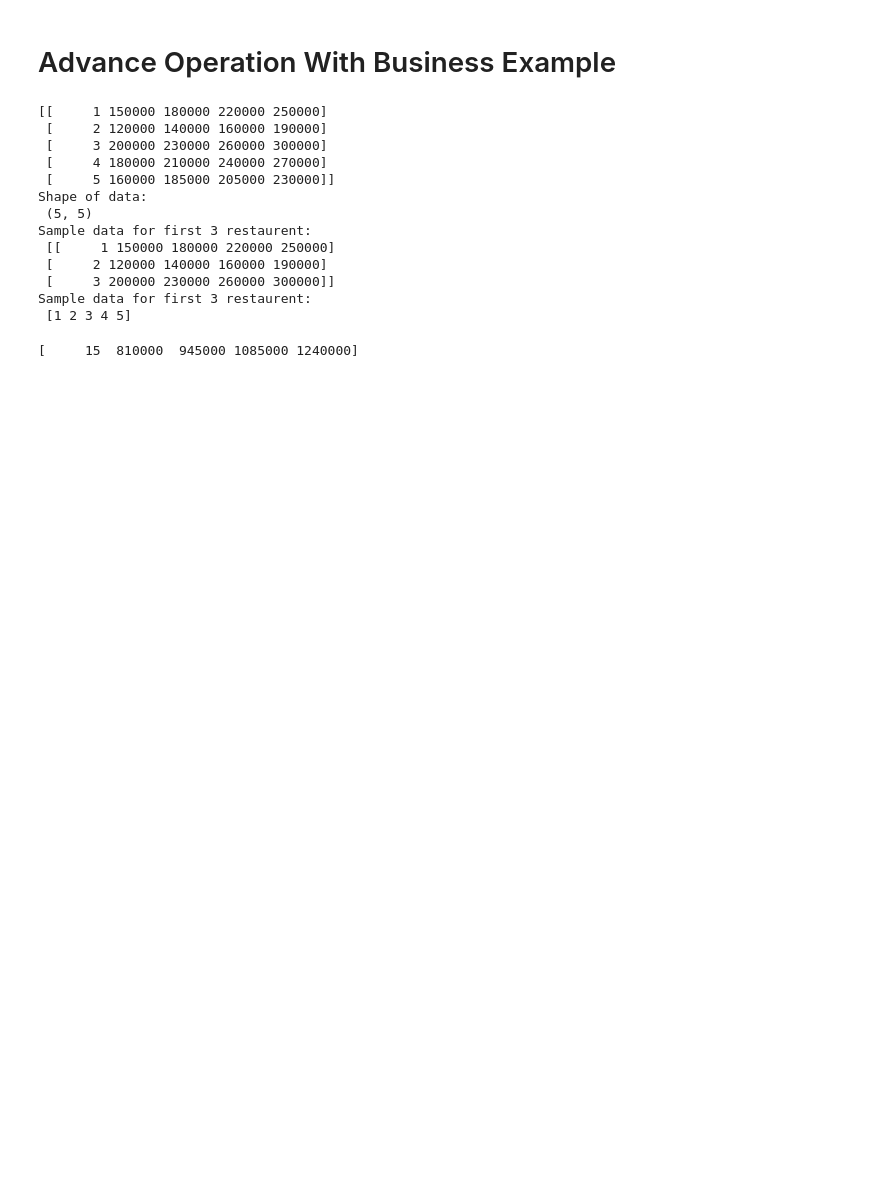
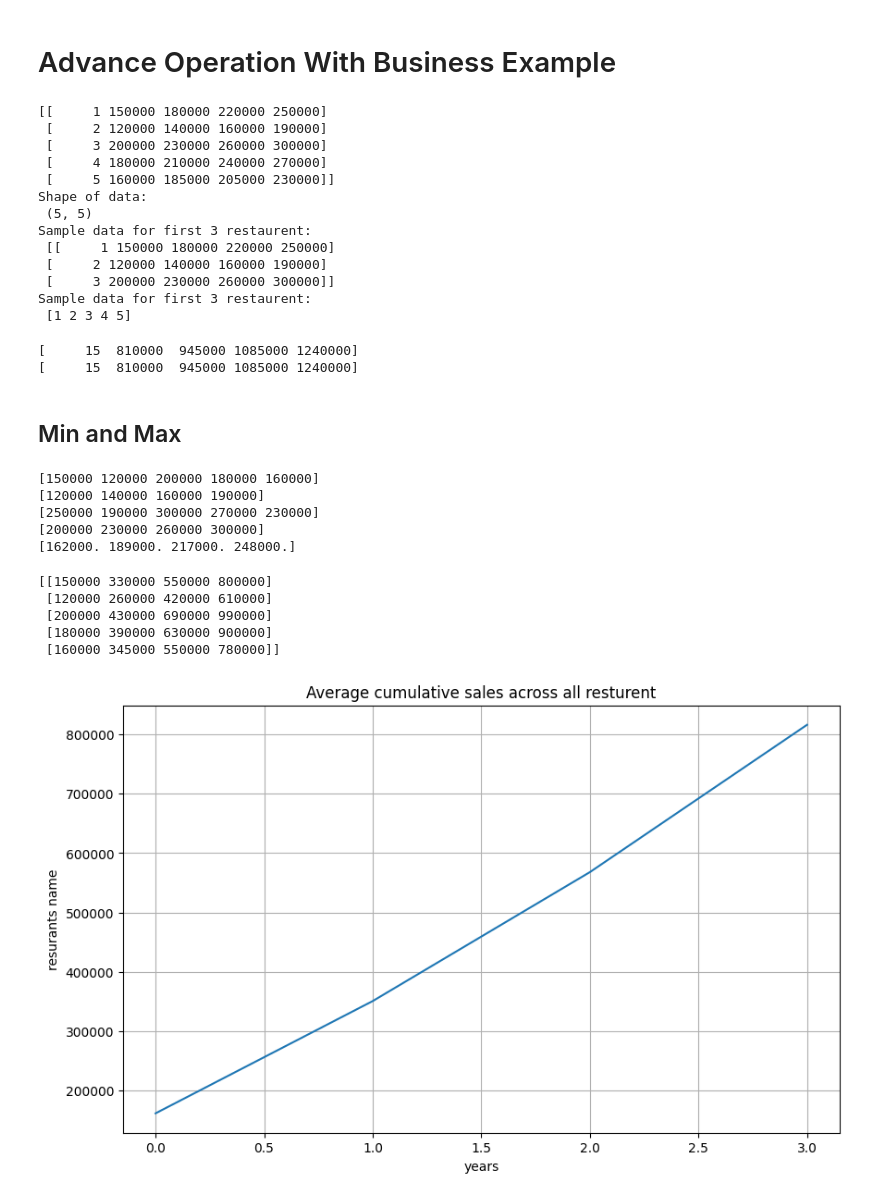
Before and after one commit to lukhi-laksh/Python-Numpy, a Jupyter notebook: AdvanceOperation.ipynb, the cells around one changed output. Saved outputs shown, nothing was run; the diff lists cells and outputs as text; code cells hidden in the pictures; blank space fills up the shorter version.

```diff
--- a/AdvanceOperation.ipynb
+++ b/AdvanceOperation.ipynb
@@ -34,5 +34,56 @@ Sample data for first 3 restaurent:
 # %%
 # Total Sales per year
 print(np.sum(sales_data, axis=0))
+eyarly_total = np.sum(sales_data[:, 0:], axis=0)
+print(eyarly_total)
 # %% [output]
 [     15  810000  945000 1085000 1240000]
+[     15  810000  945000 1085000 1240000]
+# %% [markdown]
+## Min and Max
+# %%
+# Minimum Sales per Resturant
+min_sales = np.min(sales_data[:, 1:], axis=1)
+print(min_sales)
+
+# Minimum sales per Year
+min_sale = np.min(sales_data[:, 1:], axis=0)
+print(min_sale)
+
+
+# Maximum Sales per Resturant
+max_sales = np.max(sales_data[:, 1:], axis=1)
+print(max_sales)
+
+# maximum sales per Year
+max_sale = np.max(sales_data[:, 1:], axis=0)
+print(max_sale)
+
+# Average Sales per Year
+Avg_sale = np.mean(sales_data[:, 1:], axis=0)
+print(Avg_sale)
+# %% [output]
+[150000 120000 200000 180000 160000]
+[120000 140000 160000 190000]
+[250000 190000 300000 270000 230000]
+[200000 230000 260000 300000]
+[162000. 189000. 217000. 248000.]
+# %%
+# Cumulative Sales
+cum_sum = np.cumsum(sales_data[:, 1:], axis=1)
+print(cum_sum)
+
+plt.figure(figsize=(10, 6))
+plt.plot(np.mean(cum_sum, axis=0))
+plt.title("Average cumulative sales across all resturent")
+plt.xlabel("years")
+plt.ylabel("resurants name")
+plt.grid(True)
+plt.show()
+# %% [output]
+[[150000 330000 550000 800000]
+ [120000 260000 420000 610000]
+ [200000 430000 690000 990000]
+ [180000 390000 630000 900000]
+ [160000 345000 550000 780000]]
+[figure, added]
```
Also changed, not shown: parts of 1 cell of this notebook.
